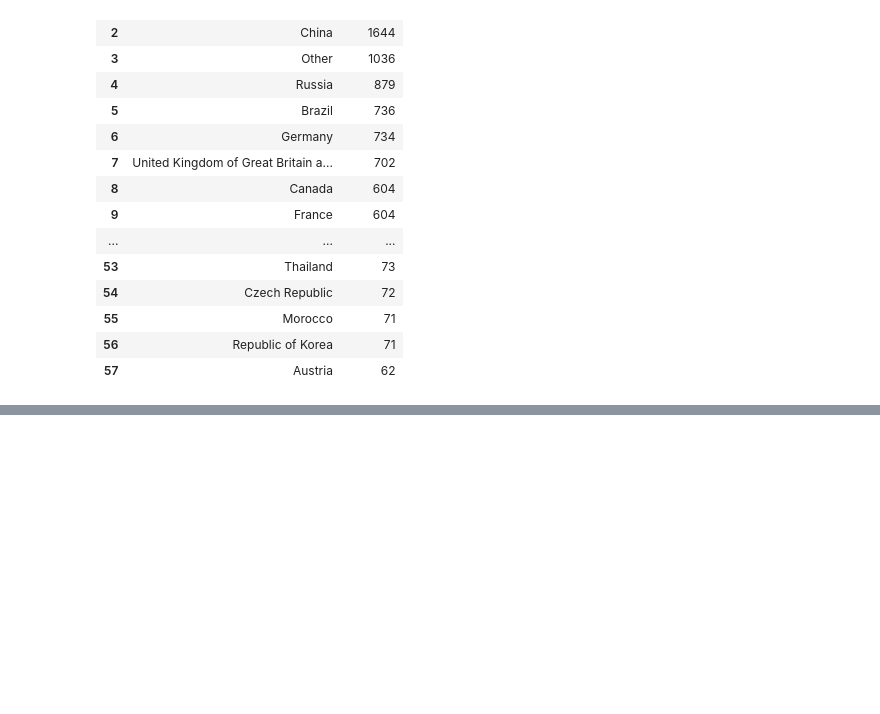
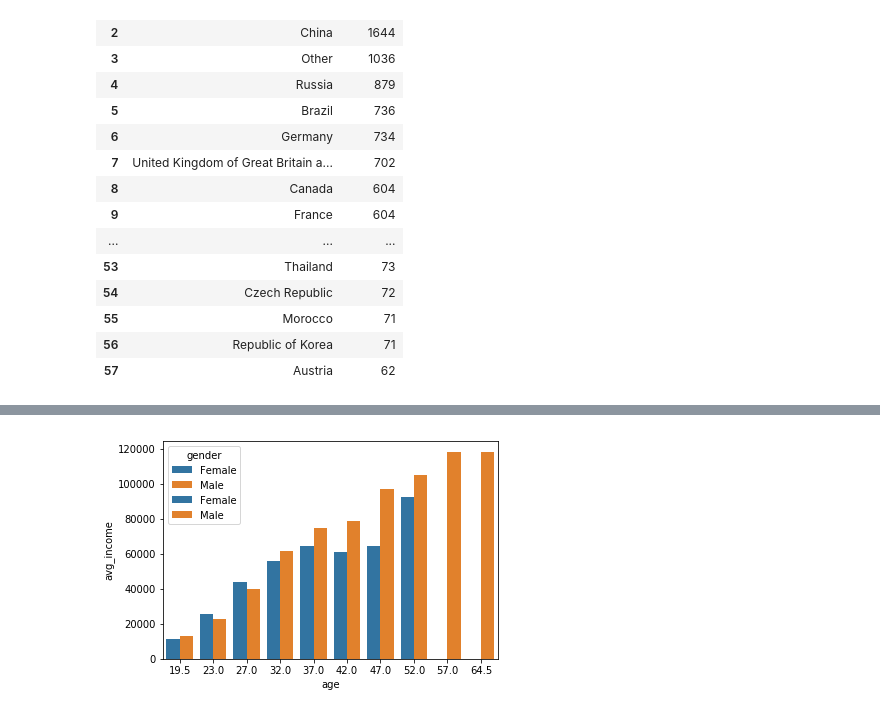
Before and after one commit to lopez-/kaggle_projects, a Jupyter notebook: 2018_survey/2018_survey.ipynb, the cells around one changed output, grey strips where cells are left out. Cells and saved outputs as stored; diff of their text form; code cells hidden in the pictures; blank space fills up the shorter version.

Commit message:
groupbys

```diff
--- a/2018_survey/2018_survey.ipynb
+++ b/2018_survey/2018_survey.ipynb
@@ -222,0 +300,2 @@ import seaborn as sns
+# %%
+inc_by_age_gender = sqldf("""select gender, age, avg(income) as avg_income from df where gender in ('Male', 'Female') group by 1, 2 having count(*) > 50 order by 1, 2""")
@@ -222,0 +322,5 @@ import seaborn as sns
+# %%
+sns.barplot(x = 'age', y = 'avg_income', hue = 'gender', data = inc_by_age_gender)
+plt.show()
+# %% [output]
+[figure, added]
```
Also changed, not shown: parts of 19 cells of this notebook.
